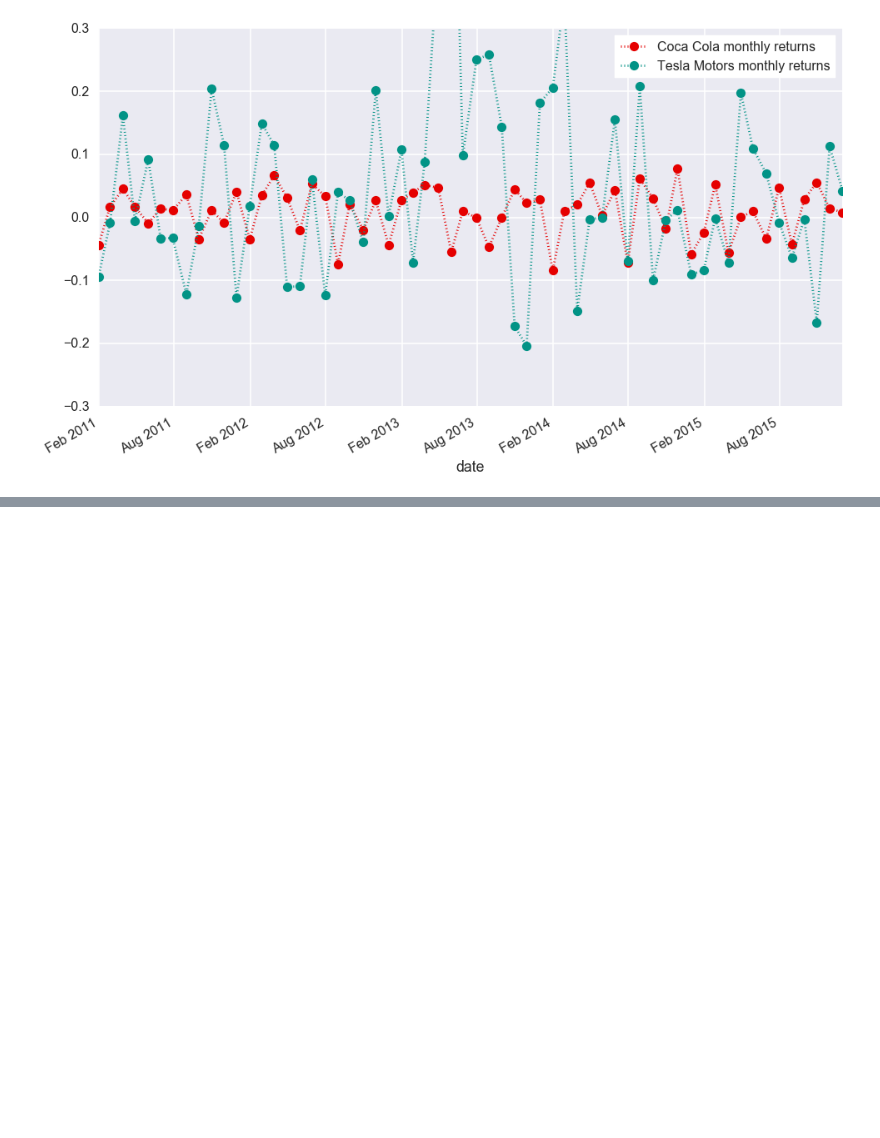
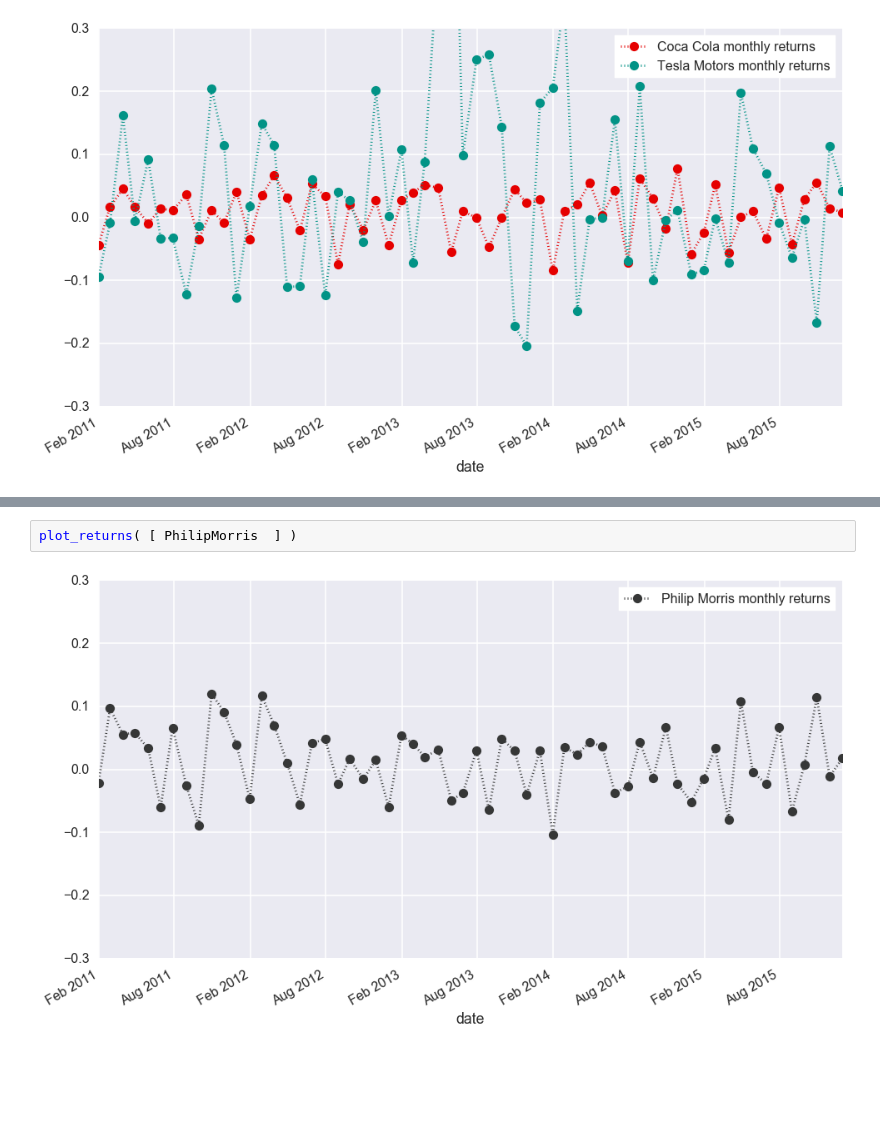
Before and after one commit to AndreaBarbon/Statistical-methods, a Jupyter notebook: Statistical Methods - Examples.ipynb, the cells around one changed output, grey strips where cells are left out. Drawn from its saved outputs; the diff is of its cells as text; blank space fills up the shorter version.

```diff
--- a/Statistical Methods - Examples.ipynb
+++ b/Statistical Methods - Examples.ipynb
@@ -129,3 +137,7 @@ plot_returns( [ CocaCola  ,  Tesla  ] )
+# %%
+plot_returns( [ PhilipMorris  ] )
+# %% [output]
+[figure, added]
 # %% [markdown]
 <br/><br/><br/>
 # %%
```
Also changed, not shown: parts of 5 cells of this notebook, 1 other file.
